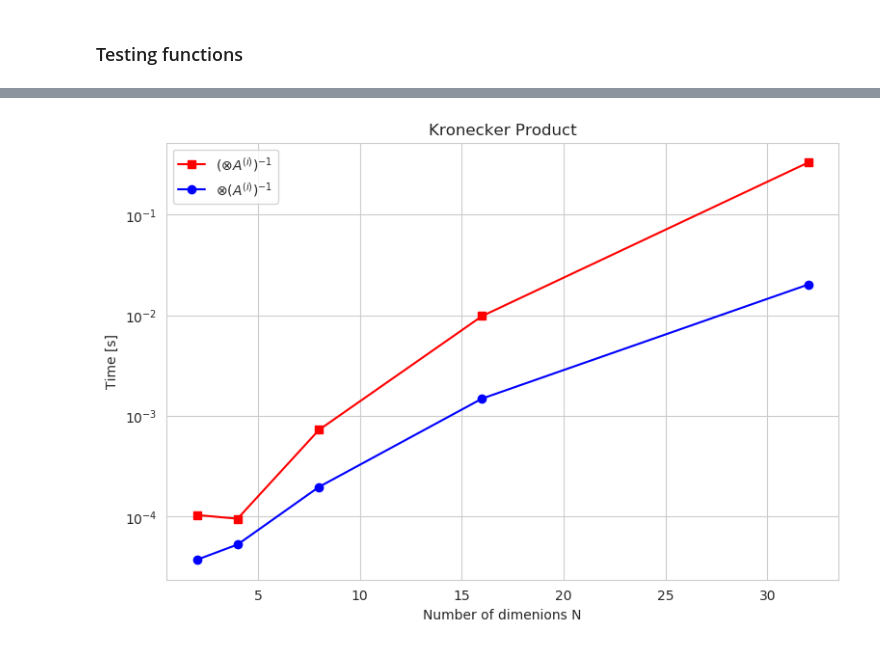
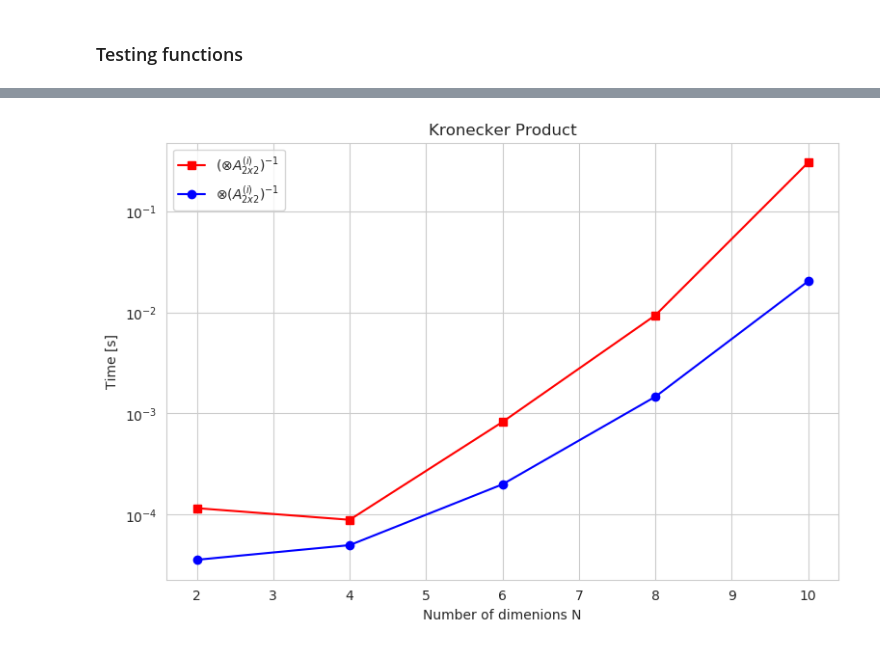
Before and after one commit to ezequiasjunior/tensor-alg, a Jupyter notebook: ta-hw1.ipynb, the cells around one changed output, grey strips where cells are left out. Saved outputs shown, nothing was run; the diff lists cells and outputs as text; code cells hidden in the pictures.

```diff
--- a/ta-hw1.ipynb
+++ b/ta-hw1.ipynb
@@ -124,9 +127,9 @@ plt.show()
 # Mean over 100 realizations:
 nn = [2, 4, 6, 8, 10]
 for r in tnrange(realiz):
-    for idx, val in enumerate(nn[:3]):
+    for idx, val in enumerate(nn):
         # Generating N x N matrix:
-        A = np.random.rand(4, 4*2).view(np.complex_)
+        A = np.random.rand(2, 2*2).view(np.complex_)
         # Kronecker:
         ti = perf_counter_ns()
         np.linalg.inv(n_kron([A]*val)) # measuring the execution time
@@ -143,13 +145,13 @@ KeyboardInterrupt:
 # %%
 # Plots:
 fig, ax = plt.subplots(figsize=(9, 6), dpi=100)
-ax.semilogy(n, n_inv_kron.mean(axis=0)*1e-9, '-rs', label='$(\otimes A^{(i)} )^{-1}$')
-ax.semilogy(n, n_kron_inv.mean(axis=0)*1e-9, '-bo', label='$\otimes (A^{(i)})^{-1}$')
+ax.semilogy(nn, n_inv_kron.mean(axis=0)*1e-9, '-rs', label='$(\otimes A^{(i)}_{2x2} )^{-1}$')
+ax.semilogy(nn, n_kron_inv.mean(axis=0)*1e-9, '-bo', label='$\otimes (A^{(i)}_{2x2})^{-1}$')
 ax.set_xlabel('Number of dimenions N')
 ax.set_ylabel('Time [s]')
 ax.set_title('Kronecker Product')
 ax.legend()
-# plt.savefig('reports/figs/kron.pdf')
+plt.savefig('reports/figs/ninvkron.pdf')
 plt.show()
 # %% [output]
-[figure, old version]
+[figure, new version]
```
Also changed, not shown: parts of 5 cells of this notebook, 3 other files.
